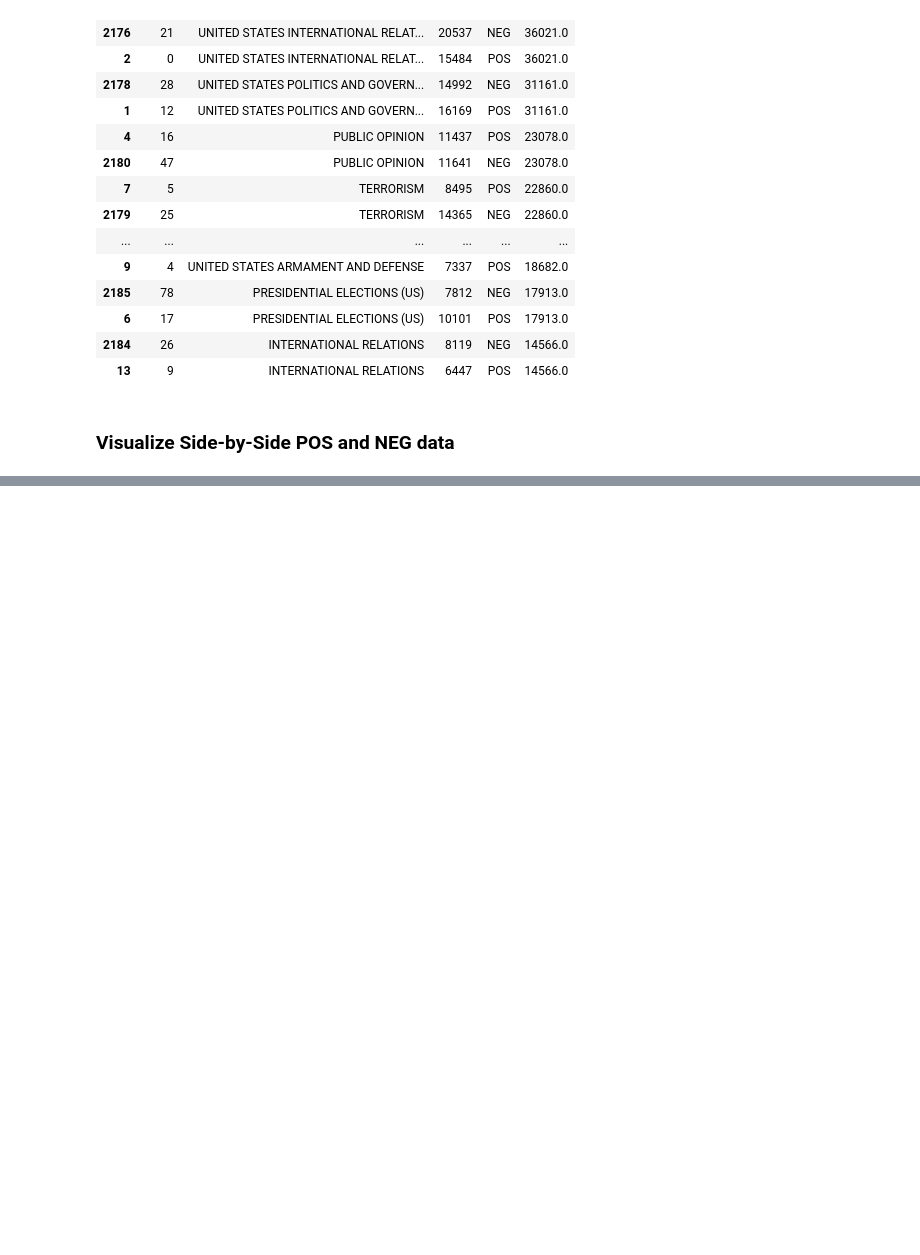
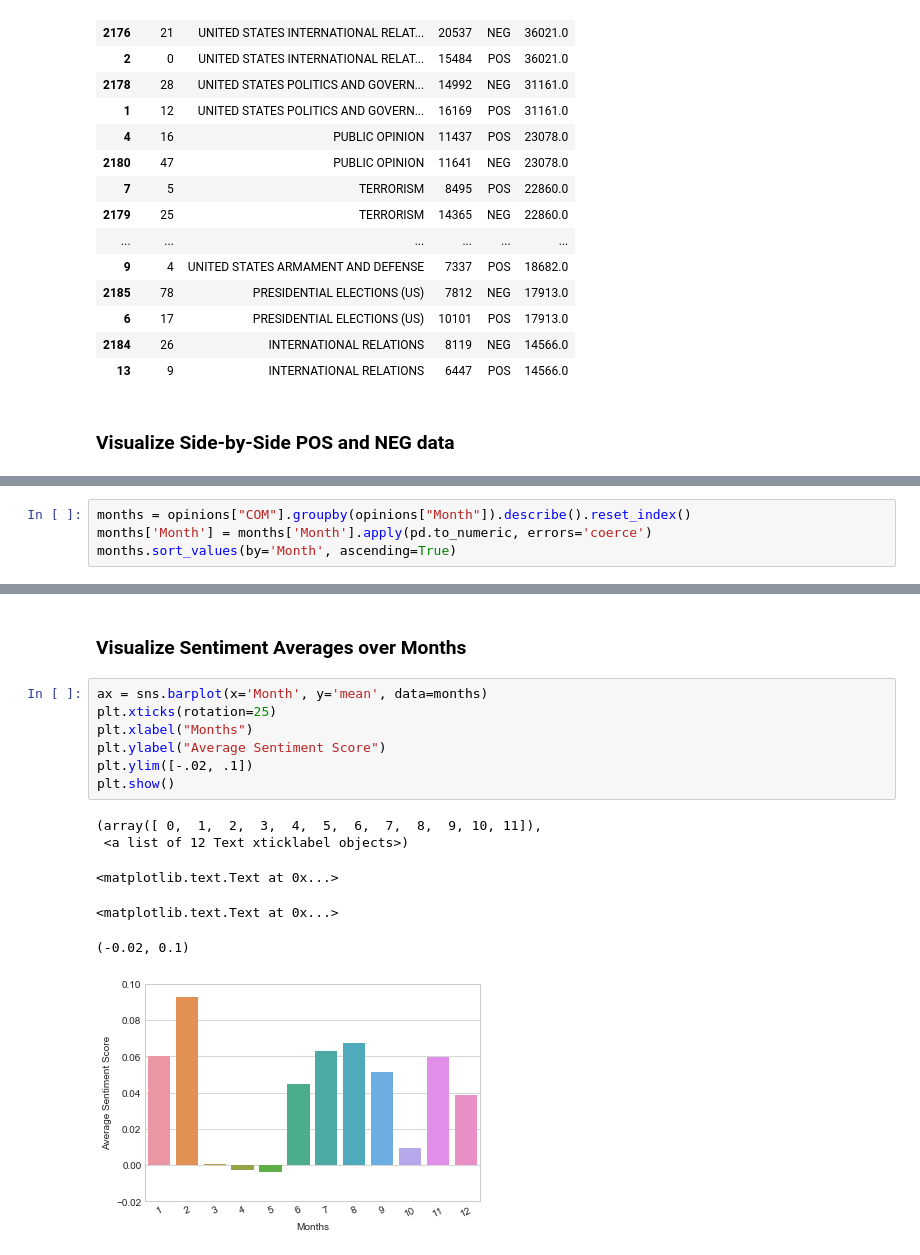
Before and after one commit to Data-Science-for-Linguists/NYT_Figures_Sentiment_Analysis, a Jupyter notebook: jupyter_notebooks/processing_and_analysis.ipynb, the cells around one changed output, grey strips where cells are left out. Drawn from its saved outputs; the diff is of its cells as text; blank space fills up the shorter version.

```diff
--- a/jupyter_notebooks/processing_and_analysis.ipynb
+++ b/jupyter_notebooks/processing_and_analysis.ipynb
@@ -377,0 +387,4 @@ plt.show()
+# %%
+months = opinions["COM"].groupby(opinions["Month"]).describe().reset_index()
+months['Month'] = months['Month'].apply(pd.to_numeric, errors='coerce')
+months.sort_values(by='Month', ascending=True)
@@ -377,0 +405,16 @@ plt.show()
+# %% [markdown]
+### Visualize Sentiment Averages over Months
+# %%
+ax = sns.barplot(x='Month', y='mean', data=months)
+plt.xticks(rotation=25)
+plt.xlabel("Months")
+plt.ylabel("Average Sentiment Score")
+plt.ylim([-.02, .1])
+plt.show()
+# %% [output]
+(array([ 0,  1,  2,  3,  4,  5,  6,  7,  8,  9, 10, 11]),
+ <a list of 12 Text xticklabel objects>)
+<matplotlib.text.Text at 0x...>
+<matplotlib.text.Text at 0x...>
+(-0.02, 0.1)
+[figure, added]
```
Also changed, not shown: parts of 11 cells of this notebook.
